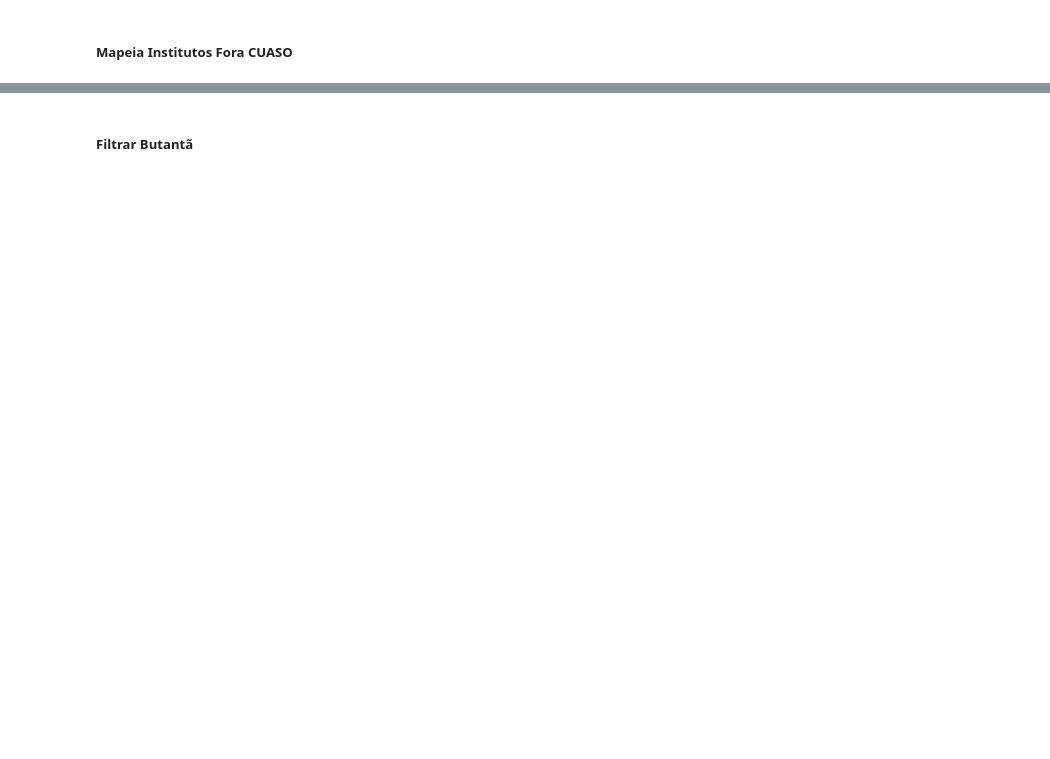
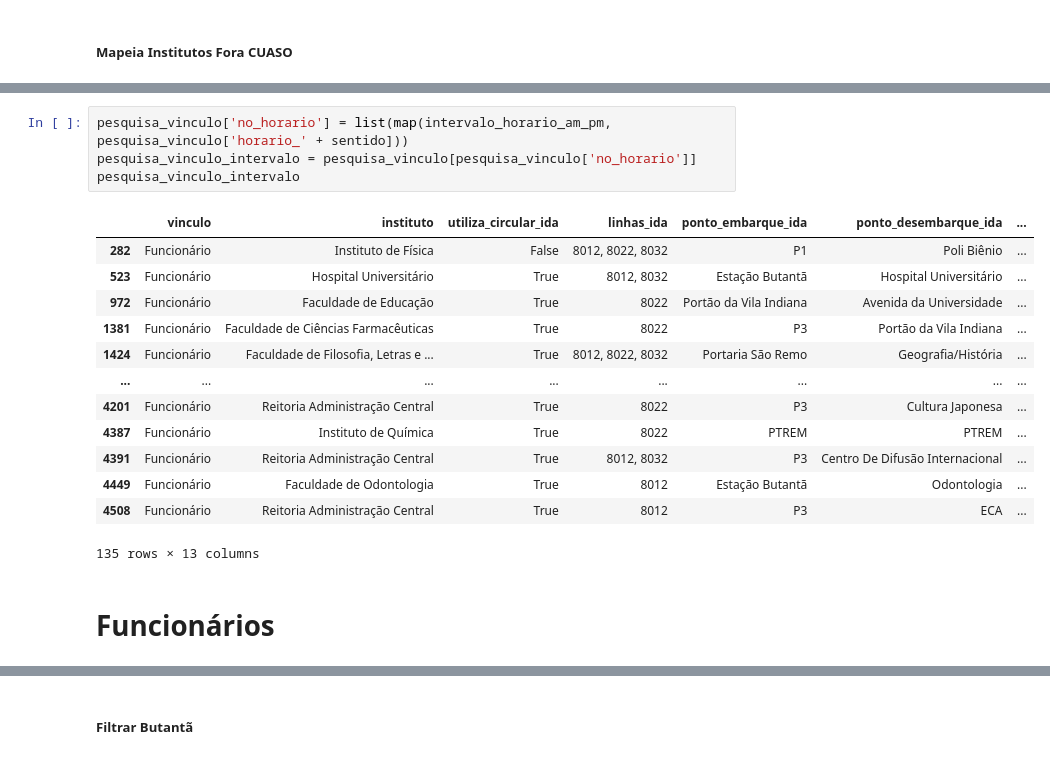
Before and after one commit to Circulares-USP/Crawler, a Jupyter notebook: import_demand.ipynb, the cells around one changed output, grey strips where cells are left out. Drawn from its saved outputs; the diff is of its cells as text; blank space fills up the shorter version.

```diff
--- a/import_demand.ipynb
+++ b/import_demand.ipynb
@@ -349,0 +382,20 @@ array(['Faculdade de Arquitetura e Urbanismo', 'Instituto de Física',
+# %%
+pesquisa_vinculo['no_horario'] = list(map(intervalo_horario_am_pm, pesquisa_vinculo['horario_' + sentido]))
+pesquisa_vinculo_intervalo = pesquisa_vinculo[pesquisa_vinculo['no_horario']]
+pesquisa_vinculo_intervalo
+# %% [output]
+|  | vinculo | instituto | utiliza_circular_ida | linhas_ida | ponto_embarque_ida | ponto_desembarque_ida | ... |
+| 282 | Funcionário | Instituto de Física | False | 8012, 8022, 8032 | P1 | Poli Biênio | ... |
+| 523 | Funcionário | Hospital Universitário | True | 8012, 8032 | Estação Butantã | Hospital Universitário | ... |
+| 972 | Funcionário | Faculdade de Educação | True | 8022 | Portão da Vila Indiana | Avenida da Universidade | ... |
+| 1381 | Funcionário | Faculdade de Ciências Farmacêuticas | True | 8022 | P3 | Portão da Vila Indiana | ... |
+| 1424 | Funcionário | Faculdade de Filosofia, Letras e ... | True | 8012, 8022, 8032 | Portaria São Remo | Geografia/História | ... |
+| ... | ... | ... | ... | ... | ... | ... | ... |
+| 4201 | Funcionário | Reitoria Administração Central | True | 8022 | P3 | Cultura Japonesa | ... |
+| 4387 | Funcionário | Instituto de Química | True | 8022 | PTREM | PTREM | ... |
+| 4391 | Funcionário | Reitoria Administração Central | True | 8012, 8032 | P3 | Centro De Difusão Internacional | ... |
+| 4449 | Funcionário | Faculdade de Odontologia | True | 8012 | Estação Butantã | Odontologia | ... |
+| 4508 | Funcionário | Reitoria Administração Central | True | 8012 | P3 | ECA | ... |
+135 rows × 13 columns
+# %% [markdown]
+# Funcionários
```
Also changed, not shown: parts of 46 cells of this notebook, 1 other file.
